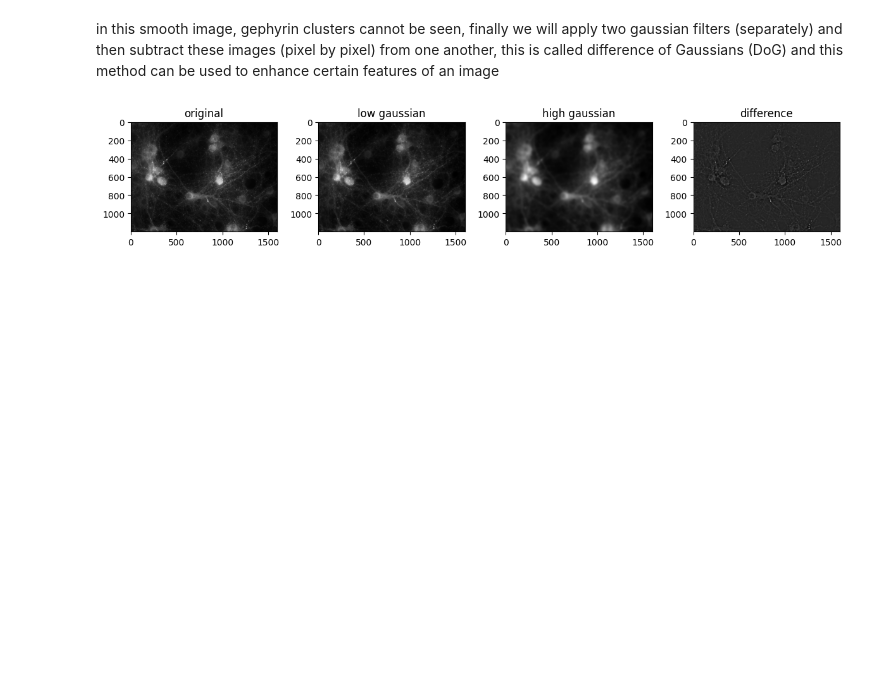
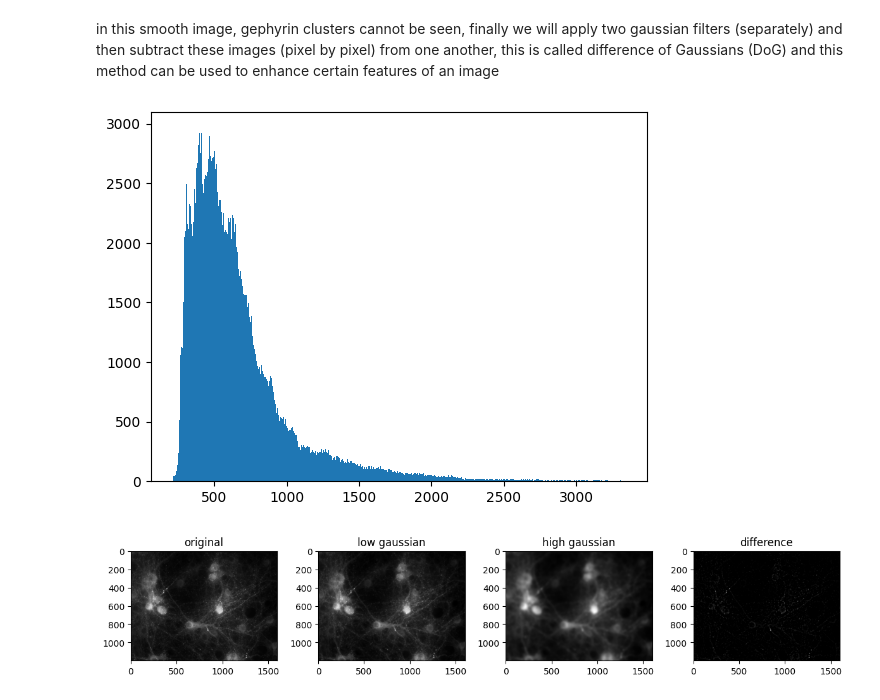
Before and after one commit to FilLieb/NBCimageAnalysis, a Jupyter notebook: learning/2_image_manipulation_tif.ipynb, the cells around one changed output. Cells and saved outputs as stored; diff of their text form; code cells hidden in the pictures; blank space fills up the shorter version.

```diff
--- a/learning/image_manipulation_tif.ipynb
+++ b/learning/2_image_manipulation_tif.ipynb
@@ -104,11 +170,16 @@ plt.imshow(gphn, cmap='Greys')
 # %% [markdown]
 next we will use a Gaussian filter and display the resulting image in order to smooth the image
 # %%
-high = gaussian(gphn, sigma=10)
+high = gaussian(gphn, sigma=10, preserve_range=True)
 plt.imshow(high, cmap='Greys')
 # %% [output]
 <matplotlib.image.AxesImage at 0x...>
 [figure]
 # %% [markdown]
 in this smooth image, gephyrin clusters cannot be seen, finally we will apply two gaussian filters (separately) and then subtract these images (pixel by pixel) from one another, this is called difference of Gaussians (DoG) and this method can be used to enhance certain features of an image
+# %%
+plt.hist(high.ravel(), bins=4096)
+plt.show()
+# %% [output]
+[figure, added]
 # %%
```
Also changed, not shown: parts of 10 cells of this notebook, 5 other files.
